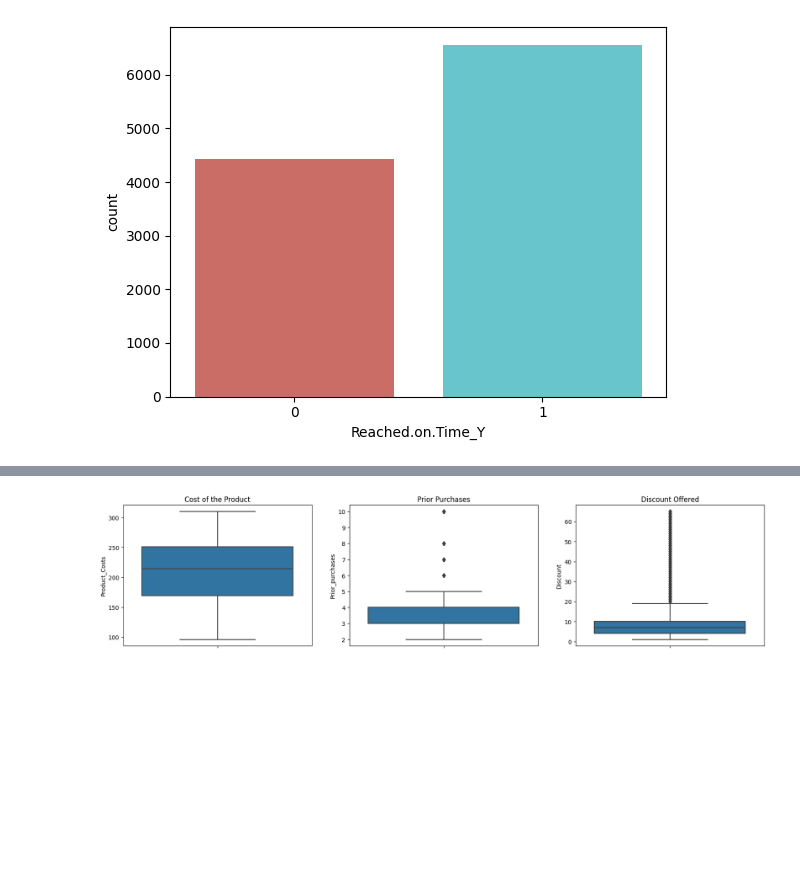
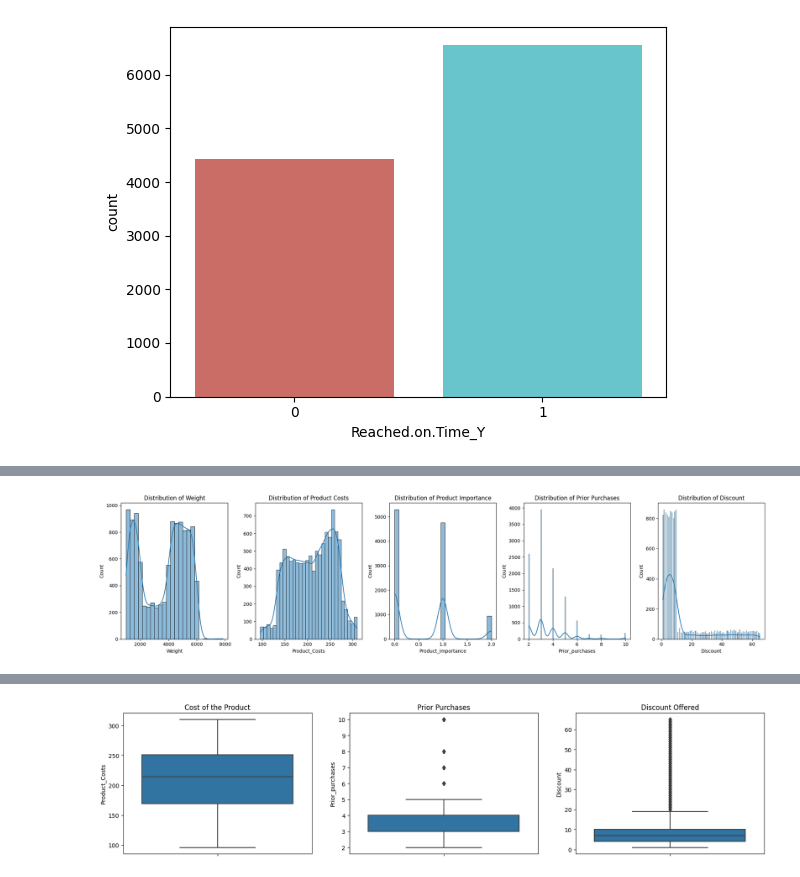
Before and after one commit to OmniControll/Shipping-On-Time-Analysis, a Jupyter notebook: preprocessing.ipynb, the cells around one changed output, grey strips where cells are left out. Cells and saved outputs as stored; diff of their text form; code cells hidden in the pictures; blank space fills up the shorter version.

Commit message:
distribution analysis, outlier visuals

```diff
--- a/preprocessing.ipynb
+++ b/preprocessing.ipynb
@@ -168,3 +153,38 @@ display(df.describe())
 | 50% | 5500.00000 | 4.000000 | 3.000000 | 214.000000 | 3.000000 | 1.000000 | ... |
 | 75% | 8249.50000 | 5.000000 | 4.000000 | 251.000000 | 4.000000 | 1.000000 | ... |
 | max | 10999.00000 | 7.000000 | 5.000000 | 310.000000 | 10.000000 | 2.000000 | ... |
+# %%
+#checking distribution of weight, productr cost, and prior purchases
+# Adjust the figure size
+plt.figure(figsize=(20, 5))
+
+# Distribution of Weight
+plt.subplot(1, 5, 1)
+sns.histplot(df['Weight'], kde=True)
+plt.title('Distribution of Weight')
+
+#  Distribution of Product Costs
+plt.subplot(1, 5, 2)
+sns.histplot(df['Product_Costs'], kde=True)
+plt.title('Distribution of Product Costs')
+
+#  Distribution of Customer Rating
+plt.subplot(1, 5, 3)
+sns.histplot(df['Product_importance'], kde=True)
+plt.title('Distribution of Product Importance')
+
+# Distribution prior purchases
+plt.subplot(1, 5, 4)
+sns.histplot(df['Prior_purchases'], kde=True)
+plt.title('Distribution of Prior Purchases')
+
+#distribution of discount
+plt.subplot(1,5,5)
+sns.histplot(df['Discount'], kde=True)
+plt.title('Distribution of Discount')
+
+# Show the plots
+plt.tight_layout()
+plt.show()
+# %% [output]
+[figure, added]
```
Also changed, not shown: parts of 8 cells of this notebook.
